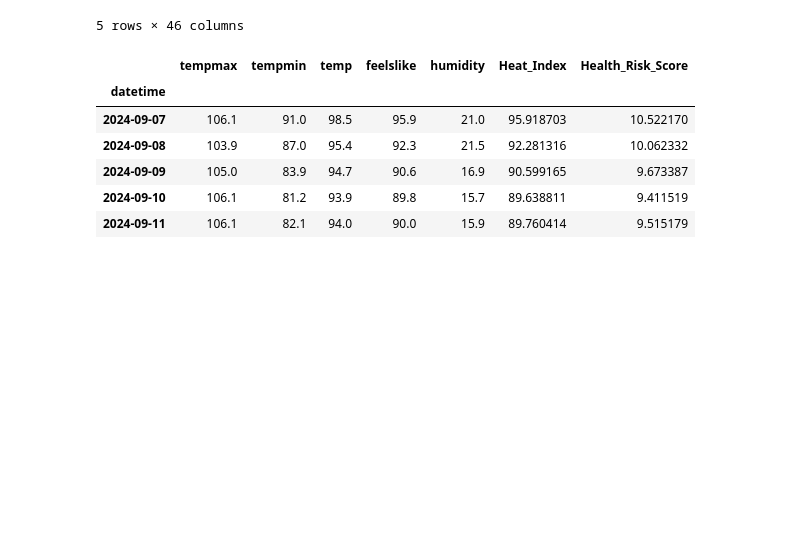
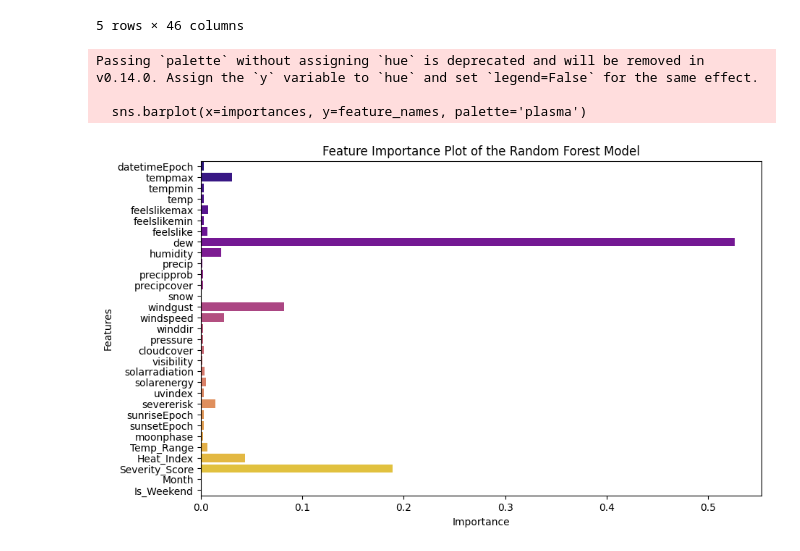
Before and after one commit to rich-hyun/5th-Static-Competition, a Jupyter notebook: static_jaehyun.ipynb, the cells around one changed output. Saved outputs shown, nothing was run; the diff lists cells and outputs as text; code cells hidden in the pictures; blank space fills up the shorter version.

```diff
--- a/static_jaehyun.ipynb
+++ b/static_jaehyun.ipynb
@@ -5,12 +28,12 @@
 # %%
-import pandas as pd
+#데이터 시각화
 
 # Load the dataset from the provided URL
 url = "https://raw.githubusercontent.com/rich-hyun/5th-Static-Competition/main/Urban%20Air%20Quality%20and%20Health%20Impact%20Dataset.csv"
-data = pd.read_csv(url)
+df = pd.read_csv(url)
 
 # Display the first few rows of the dataset to understand its structure
-data.head()
+df.head()
 # %% [output]
 |  | datetime | datetimeEpoch | tempmax | tempmin | temp | feelslikemax | feelslikemin | feelslike | dew | ... |
 | 0 | 2024-09-07 | 1725692400 | 106.1 | 91.0 | 98.5 | 104.0 | 88.1 | 95.9 | 51.5 | ... |
@@ -19,30 +42,36 @@ data.head()
 | 3 | 2024-09-10 | 1725951600 | 106.1 | 81.2 | 93.9 | 100.6 | 79.5 | 89.8 | 39.1 | ... |
 | 4 | 2024-09-11 | 1726038000 | 106.1 | 82.1 | 94.0 | 101.0 | 80.0 | 90.0 | 40.1 | ... |
 5 rows × 46 columns
-# %%
-# 데이터 전처리 및 시계열 데이터 준비
-
-# 'datetime' 컬럼을 datetime 형식으로 변환 후 인덱스로 설정
-data['datetime'] = pd.to_datetime(data['datetime'])
-data.set_index('datetime', inplace=True)
-
-# 결측값 확인 및 처리
-# 우선 결측값이 있는지 확인
-missing_values = data.isnull().sum()
-
-# 온도와 관련된 주요 변수들만 선택하여 사용 (온도, 습도, 기온지수 등)
-selected_columns = ['tempmax', 'tempmin', 'temp', 'feelslike', 'humidity', 'Heat_Index', 'Health_Risk_Score']
-
-# 결측값을 선형 보간법으로 처리
-data[selected_columns] = data[selected_columns].interpolate(method='linear')
-
-# 시계열 데이터의 첫 몇 줄 확인
-data[selected_columns].head()
-# %% [output]
-|  | tempmax | tempmin | temp | feelslike | humidity | Heat_Index | Health_Risk_Score |
-| datetime |  |  |  |  |  |  |  |
-| 2024-09-07 | 106.1 | 91.0 | 98.5 | 95.9 | 21.0 | 95.918703 | 10.522170 |
-| 2024-09-08 | 103.9 | 87.0 | 95.4 | 92.3 | 21.5 | 92.281316 | 10.062332 |
-| 2024-09-09 | 105.0 | 83.9 | 94.7 | 90.6 | 16.9 | 90.599165 | 9.673387 |
-| 2024-09-10 | 106.1 | 81.2 | 93.9 | 89.8 | 15.7 | 89.638811 | 9.411519 |
-| 2024-09-11 | 106.1 | 82.1 | 94.0 | 90.0 | 15.9 | 89.760414 | 9.515179 |
+# %%
+# 특성 및 타겟 데이터 설정 (분석에서 제외할 컬럼들 제거)
+features = df.drop(columns = ['datetime', 'sunrise', 'sunset', 'preciptype', 'snowdepth', 'stations', 'Condition_Code', 'Health_Risk_Score' ,'conditions', 'description', 'icon', 'source', 'City', 'Season', 'Day_of_Week'])
+target = df['Health_Risk_Score']
+
+# 데이터 분할
+X_train, X_test, y_train, y_test = train_test_split(features, target, test_size=0.2, random_state=29)
+
+# 데이터 스케일링
+scaler = StandardScaler()
+X_train_scaled = scaler.fit_transform(X_train)
+X_test_scaled = scaler.transform(X_test)
+
+# 랜덤 포레스트 모델 학습
+rf_model = RandomForestRegressor(n_estimators=120, random_state=29)
+rf_model.fit(X_train_scaled, y_train)
+
+# 변수 중요도 추출
+importances = rf_model.feature_importances_
+feature_names = X_train.columns
+
+# 변수 중요도 시각화
+plt.figure(figsize=(10, 6))
+sns.barplot(x=importances, y=feature_names, palette='plasma')
+plt.title('Feature Importance Plot of the Random Forest Model')
+plt.xlabel('Importance')
+plt.ylabel('Features')
+plt.show()
+# %% [output]
+Passing `palette` without assigning `hue` is deprecated and will be removed in v0.14.0. Assign the `y` variable to `hue` and set `legend=False` for the same effect.
+
+  sns.barplot(x=importances, y=feature_names, palette='plasma')
+[figure, added]
```
Also changed, not shown: parts of 18 cells of this notebook.
